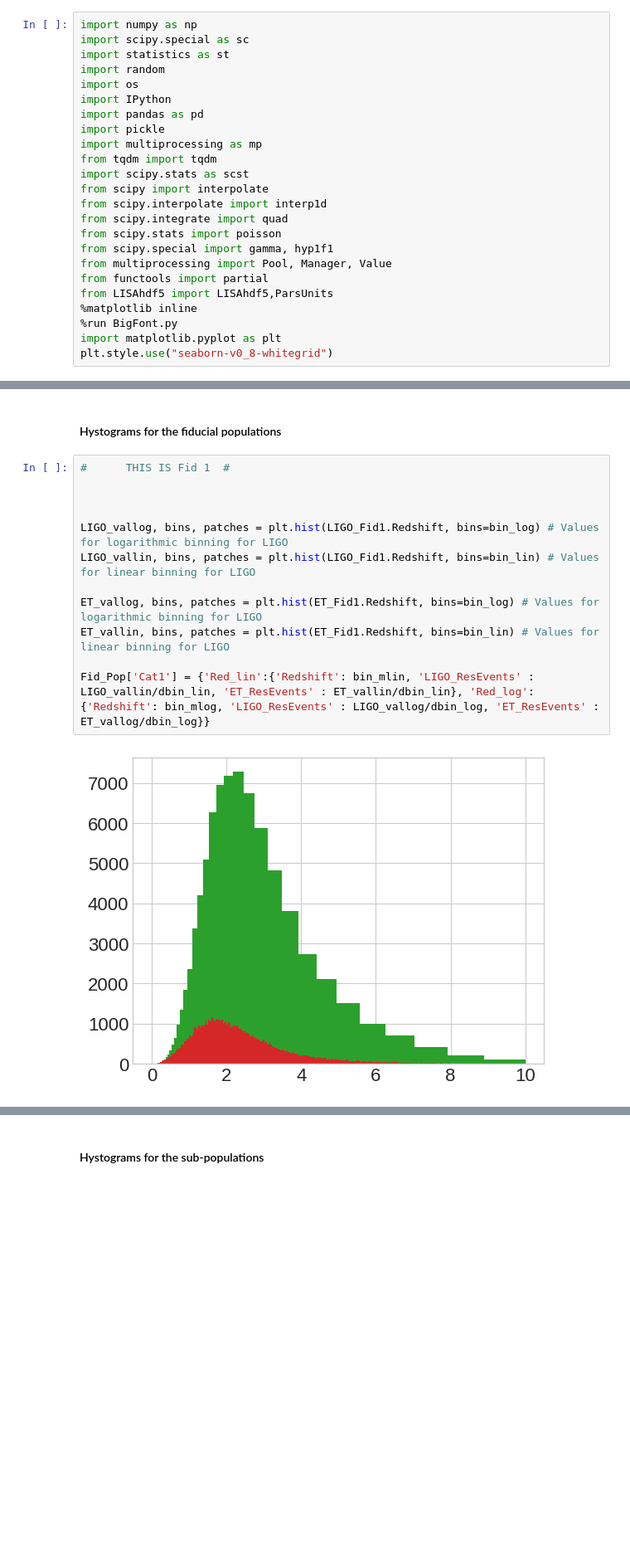
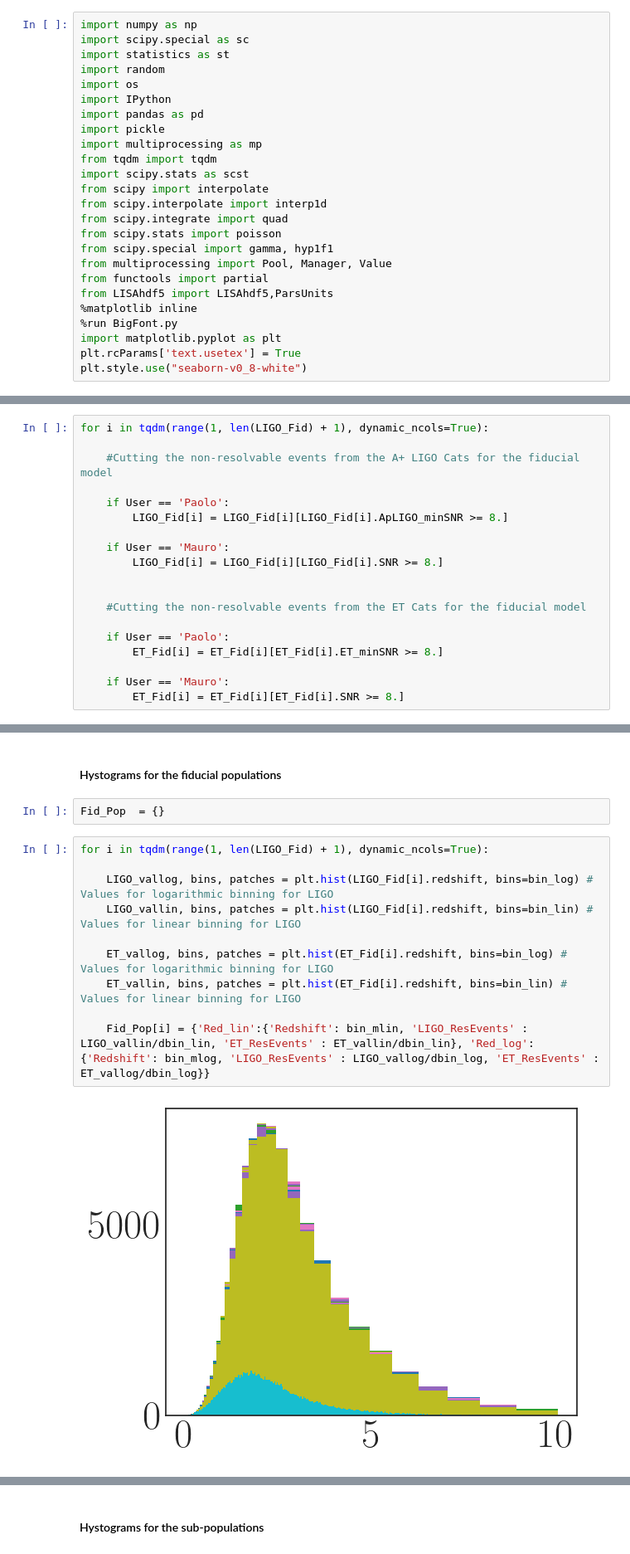
Before and after one commit to KuZa91/PBH_subpopulations_effects_analysis, a Jupyter notebook: ResSourcePlotter.ipynb, the cells around one changed output, grey strips where cells are left out. Shown at 83% size. Saved outputs shown, nothing was run; the diff lists cells and outputs as text; blank space fills up the shorter version.

```diff
--- a/ResSourcePlotter.ipynb
+++ b/ResSourcePlotter.ipynb
@@ -26,7 +26,8 @@ from LISAhdf5 import LISAhdf5,ParsUnits
 %matplotlib inline
 %run BigFont.py
 import matplotlib.pyplot as plt
-plt.style.use("seaborn-v0_8-whitegrid")
+plt.rcParams['text.usetex'] = True
+plt.style.use("seaborn-v0_8-white")
 # %% [markdown]
 <h2> Loading the datasets </h2>
 # %% [markdown]
@@ -157,0 +101,19 @@ if User == 'Mauro':
+# %%
+for i in tqdm(range(1, len(LIGO_Fid) + 1), dynamic_ncols=True):
+
+    #Cutting the non-resolvable events from the A+ LIGO Cats for the fiducial model
+
+    if User == 'Paolo':
+        LIGO_Fid[i] = LIGO_Fid[i][LIGO_Fid[i].ApLIGO_minSNR >= 8.]
+
+    if User == 'Mauro':
+        LIGO_Fid[i] = LIGO_Fid[i][LIGO_Fid[i].SNR >= 8.]
+
+
+    #Cutting the non-resolvable events from the ET Cats for the fiducial model
+
+    if User == 'Paolo':
+        ET_Fid[i] = ET_Fid[i][ET_Fid[i].ET_minSNR >= 8.]
+
+    if User == 'Mauro':
+        ET_Fid[i] = ET_Fid[i][ET_Fid[i].SNR >= 8.]
@@ -249,17 +247,17 @@ dbin_log = (bin_log[1::] - bin_log[:-1:])
 simply by saving the output of the matplotlib hystrograms:
 # %% [markdown]
 <h4> Hystograms for the fiducial populations </h4>
+# %%
+Fid_Pop  = {}
 # %%
-#      THIS IS Fid 1  #
+for i in tqdm(range(1, len(LIGO_Fid) + 1), dynamic_ncols=True):
 
+    LIGO_vallog, bins, patches = plt.hist(LIGO_Fid[i].redshift, bins=bin_log) # Values for logarithmic binning for LIGO
+    LIGO_vallin, bins, patches = plt.hist(LIGO_Fid[i].redshift, bins=bin_lin) # Values for linear binning for LIGO
 
+    ET_vallog, bins, patches = plt.hist(ET_Fid[i].redshift, bins=bin_log) # Values for logarithmic binning for LIGO
+    ET_vallin, bins, patches = plt.hist(ET_Fid[i].redshift, bins=bin_lin) # Values for linear binning for LIGO
 
-LIGO_vallog, bins, patches = plt.hist(LIGO_Fid1.Redshift, bins=bin_log) # Values for logarithmic binning for LIGO
-LIGO_vallin, bins, patches = plt.hist(LIGO_Fid1.Redshift, bins=bin_lin) # Values for linear binning for LIGO
-
-ET_vallog, bins, patches = plt.hist(ET_Fid1.Redshift, bins=bin_log) # Values for logarithmic binning for LIGO
-ET_vallin, bins, patches = plt.hist(ET_Fid1.Redshift, bins=bin_lin) # Values for linear binning for LIGO
-
-Fid_Pop['Cat1'] = {'Red_lin':{'Redshift': bin_mlin, 'LIGO_ResEvents' : LIGO_vallin/dbin_lin, 'ET_ResEvents' : ET_vallin/dbin_lin}, 'Red_log':{'Redshift': bin_mlog, 'LIGO_ResEvents' : LIGO_vallog/dbin_log, 'ET_ResEvents' : ET_vallog/dbin_log}}
+    Fid_Pop[i] = {'Red_lin':{'Redshift': bin_mlin, 'LIGO_ResEvents' : LIGO_vallin/dbin_lin, 'ET_ResEvents' : ET_vallin/dbin_lin}, 'Red_log':{'Redshift': bin_mlog, 'LIGO_ResEvents' : LIGO_vallog/dbin_log, 'ET_ResEvents' : ET_vallog/dbin_log}}
 # %% [output]
-[figure, old version]
+[figure, new version]
```
Also changed, not shown: parts of 60 cells of this notebook, 4 other files.
